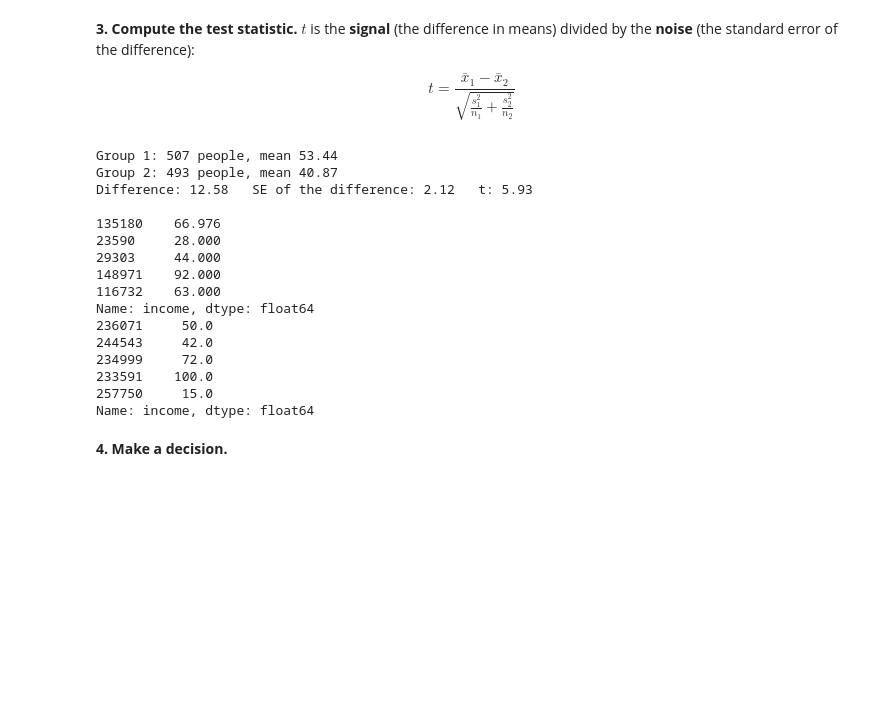
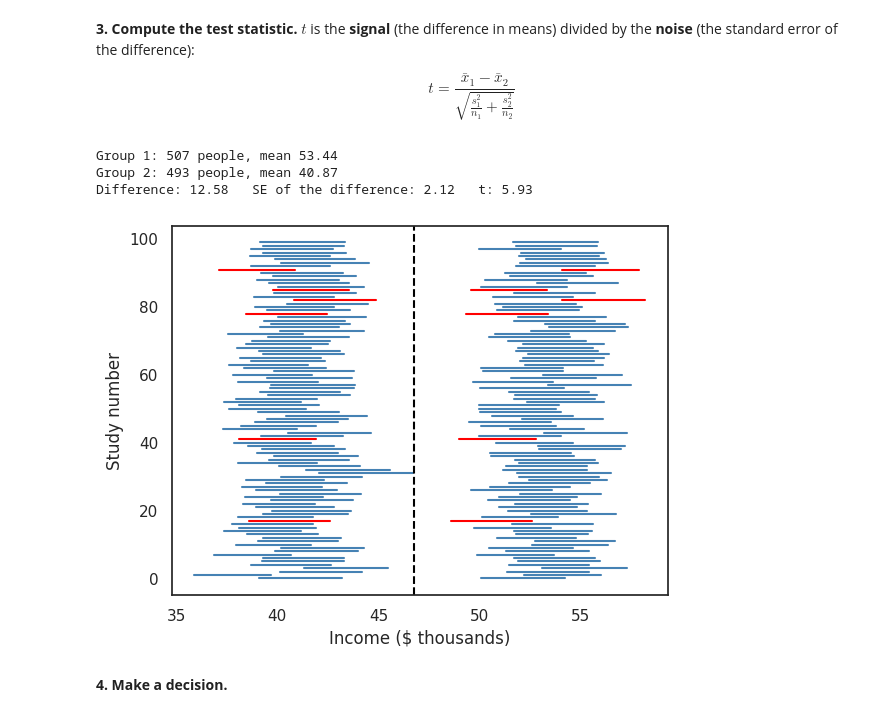
Before and after one commit to ellaxcode/QM2, a Jupyter notebook: notebooks/W06. Hypothesis Testing.ipynb, the cells around one changed output. Cells and saved outputs as stored; diff of their text form; code cells hidden in the pictures; blank space fills up the shorter version.

```diff
--- a/notebooks/W06. Hypothesis Testing.ipynb
+++ b/notebooks/W06. Hypothesis Testing.ipynb
@@ -216,6 +216,8 @@ def plot_z(t):                                     # a function: show where t fa
 
 $$t = \frac{\bar{x}_1-\bar{x}_2}{\sqrt{\frac{s^2_1}{n_1} + \frac{s^2_2}{n_2}}}$$
 # %%
+
+
 def manual_ttest(group1, group2):                  # a function: the Welch t statistic, by hand
     signal = group1.mean() - group2.mean()         # the signal: the difference between the two means
     noise = np.sqrt((group1.var() / len(group1)) + (group2.var() / len(group2)))   # the noise: the SE of the difference
@@ -229,9 +231,6 @@ men = sample[sample["sex"] == 1]["income"]         # incomes of the men in the s
 women = sample[sample["sex"] == 2]["income"]       # incomes of the women in the sample (sex 2)
 t = manual_ttest(men, women)                       # run the t-test: men are group 1, women are group 2
 
-print(        )
-print(men.head())
-print(women.head())
 
 #is there a stat sig difference in the difference of mean in group 1 and group 2, create two confidence intervals, if they dont overlap then there may be a significant difference in the means
 # if they do overlap then difference may be due to chance not due to significant difference in the population, due to normal variability in sampling techniques
@@ -240,19 +239,55 @@ print(women.head())
 Group 1: 507 people, mean 53.44
 Group 2: 493 people, mean 40.87
 Difference: 12.58   SE of the difference: 2.12   t: 5.93
-
-135180    66.976
-23590     28.000
-29303     44.000
-148971    92.000
-116732    63.000
-Name: income, dtype: float64
-236071     50.0
-244543     42.0
-234999     72.0
-233591    100.0
-257750     15.0
-Name: income, dtype: float64
+# %%
+#graph of men and women cofidence intervals
+#FAILED
+
+men
+women
+
+
+#imported code
+z = 1.96                                           # the multiplier: 1.96 gives a 95% interval
+n = 1000                                           # the sample size of each study
+
+true_mean_women = women.mean()                    # the true mean income
+true_mean_men = men.mean()
+misses_women = 0                                         # a counter for intervals that miss the true mean
+misses_men = 0
+
+for i in range(100):                               # repeat the study 100 times
+    x = women.sample(n, replace=True)
+    y = men.sample(n, replace=True)
+    margin = z * x.std() / np.sqrt(n)              # the margin of error: z times the standard error
+    lower_women = x.mean() - margin                      # the low end of the interval
+    upper_women = x.mean() + margin
+    lower_men = y.mean() - margin
+    upper_men = y.mean() + margin
+    if lower_women <= true_mean_women <= upper_women:                # if the interval contains the true mean...
+        colour = "pink"                       # ...draw it in blue
+    else:                                          # if it misses...
+        colour = "red"                             # ...draw it in red
+        misses_women = misses + 1
+    if lower_men <= true_mean_men <= upper_men:                # if the interval contains the true mean...
+        colour = "steelblue"                       # ...draw it in blue
+    else:                                          # if it misses...
+        colour = "red"                             # ...draw it in red
+        misses_men = misses + 1
+                               # ...and add 1 to the counter
+    plt.plot([lower_women, upper_women], [i, i], color=colour) # draw the interval as
+    plt.plot([lower_men, upper_men], [i, i], color=colour)
+
+plt.axvline(true_mean, color="black", linestyle="--")   # a dashed line at the true mean
+plt.xlabel("Income ($ thousands)")                 # label the x-axis
+plt.ylabel("Study number")                         # label the y-axis
+#plt.title(str(misses) + " of 100 intervals miss the true mean (red)")   # the title shows the number of misses
+# plt.scatter(meany, range(100), color="black", s=10, zorder=3)   # NEW: dots at each interval's centre
+plt.show()
+
+# print(round(lower,2),  true_mean, upper)
+# %% [output]
+[figure, added]
 # %% [markdown]
 **4. Make a decision.**
 # %%
```
Also changed, not shown: parts of 4 cells of this notebook.
